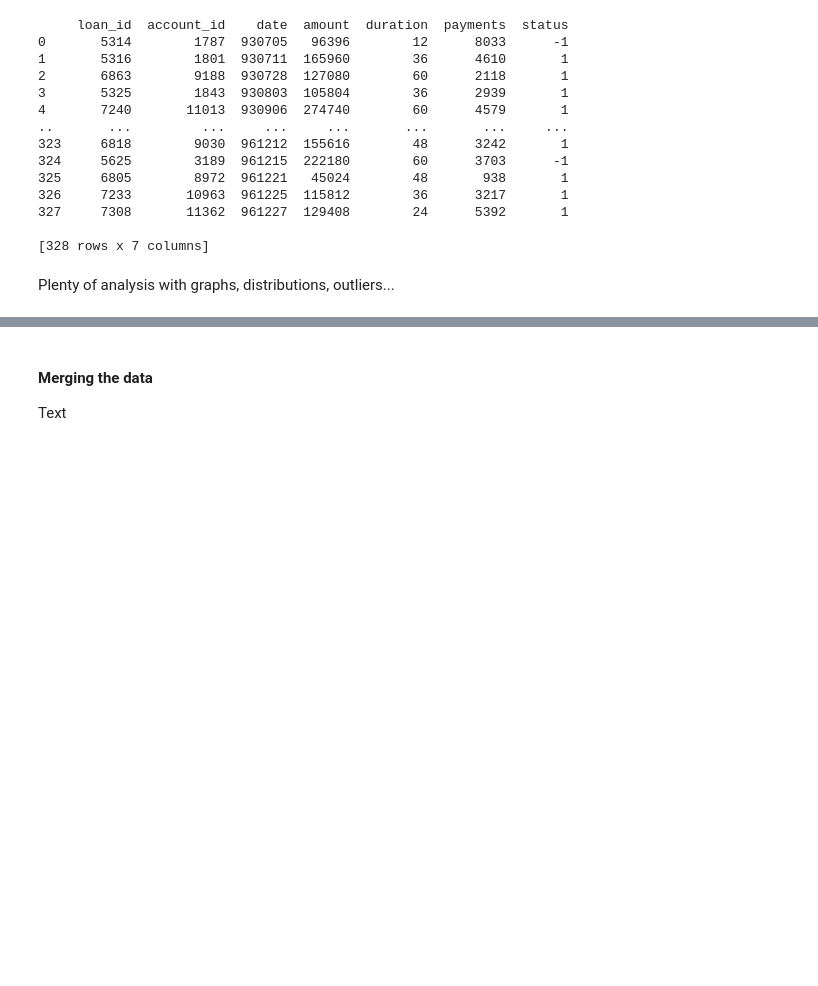
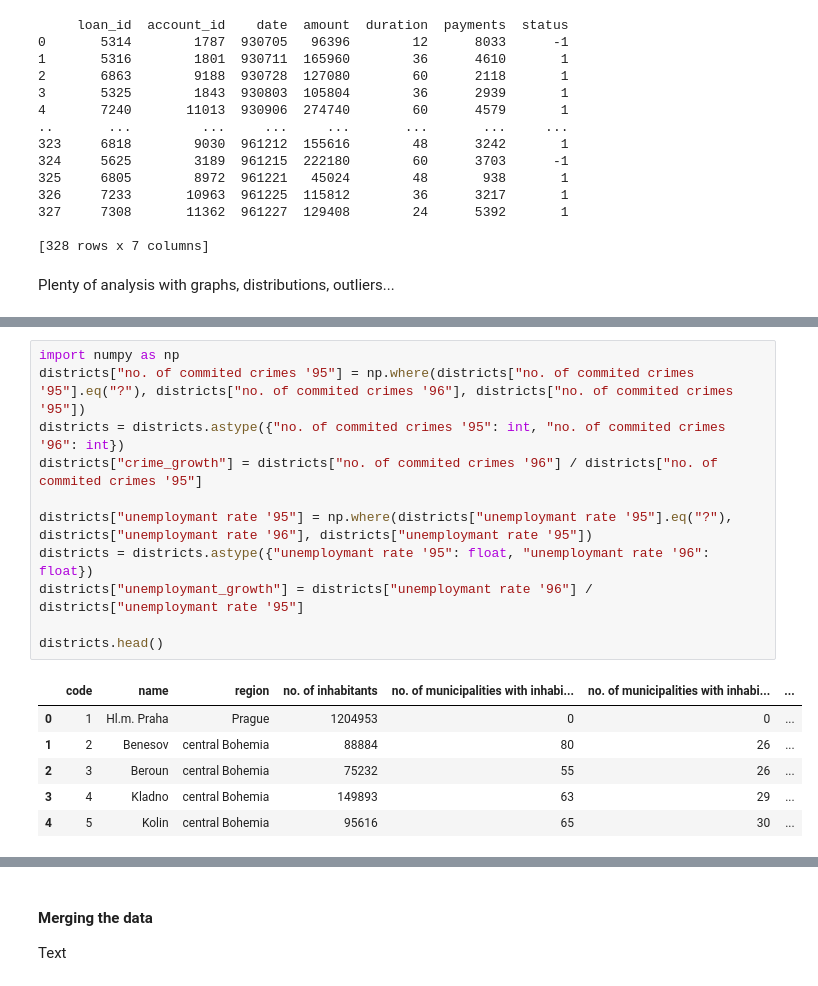
Before and after one commit to bdmendes/feup-ac-banking, a Jupyter notebook: project.ipynb, the cells around one changed output, grey strips where cells are left out. Drawn from its saved outputs; the diff is of its cells as text; blank space fills up the shorter version.

```diff
--- a/project.ipynb
+++ b/project.ipynb
@@ -90,0 +110,18 @@ Text
+# %%
+import numpy as np
+districts["no. of commited crimes '95"] = np.where(districts["no. of commited crimes '95"].eq("?"), districts["no. of commited crimes '96"], districts["no. of commited crimes '95"])
+districts = districts.astype({"no. of commited crimes '95": int, "no. of commited crimes '96": int})
+districts["crime_growth"] = districts["no. of commited crimes '96"] / districts["no. of commited crimes '95"]
+
+districts["unemploymant rate '95"] = np.where(districts["unemploymant rate '95"].eq("?"), districts["unemploymant rate '96"], districts["unemploymant rate '95"])
+districts = districts.astype({"unemploymant rate '95": float, "unemploymant rate '96": float})
+districts["unemploymant_growth"] = districts["unemploymant rate '96"] / districts["unemploymant rate '95"]
+
+districts.head()
+# %% [output]
+|  | code | name | region | no. of inhabitants | no. of municipalities with inhabi... | no. of municipalities with inhabi... | ... |
+| 0 | 1 | Hl.m. Praha | Prague | 1204953 | 0 | 0 | ... |
+| 1 | 2 | Benesov | central Bohemia | 88884 | 80 | 26 | ... |
+| 2 | 3 | Beroun | central Bohemia | 75232 | 55 | 26 | ... |
+| 3 | 4 | Kladno | central Bohemia | 149893 | 63 | 29 | ... |
+| 4 | 5 | Kolin | central Bohemia | 95616 | 65 | 30 | ... |
```
Also changed, not shown: parts of 32 cells of this notebook, 7 other files.
